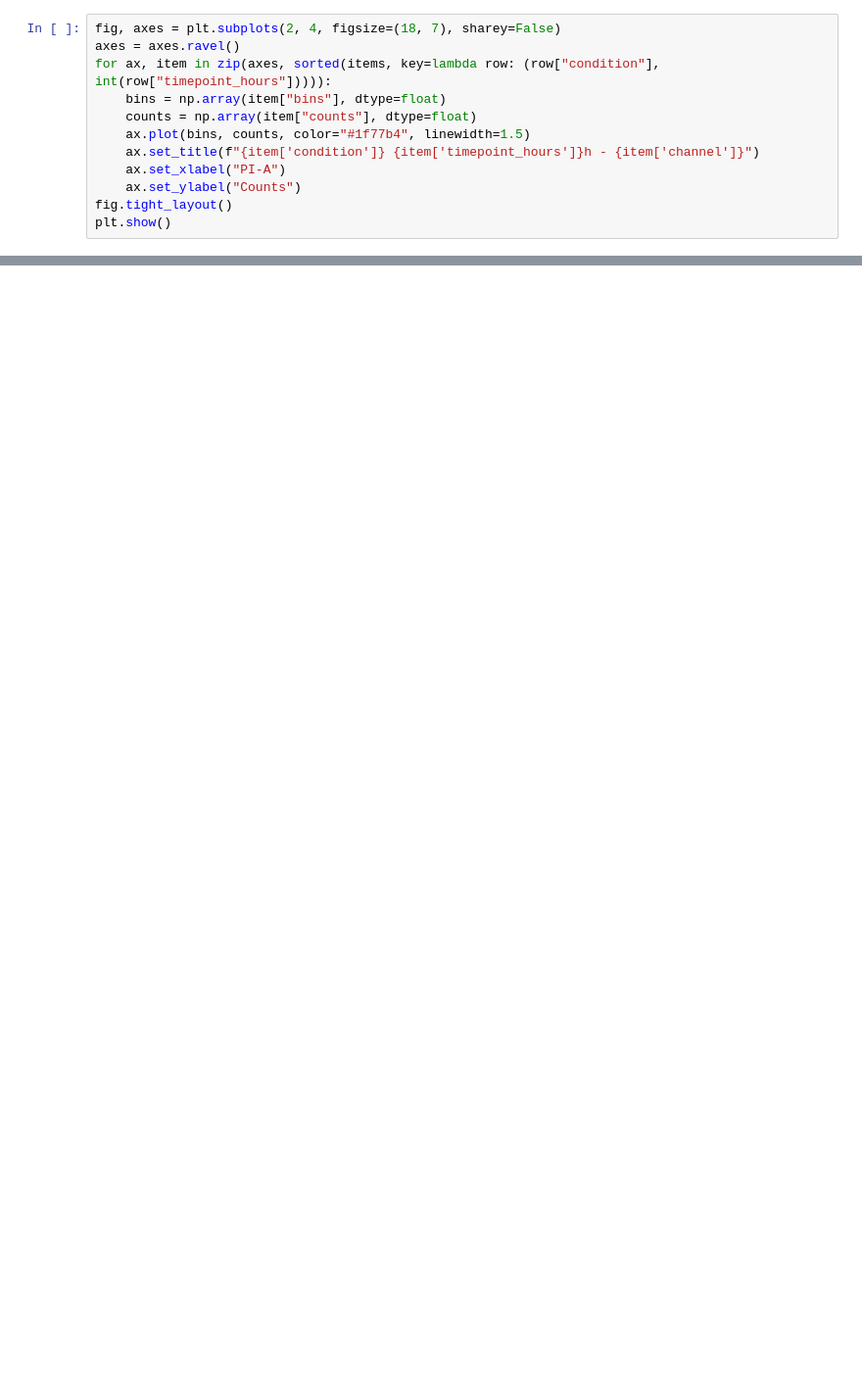
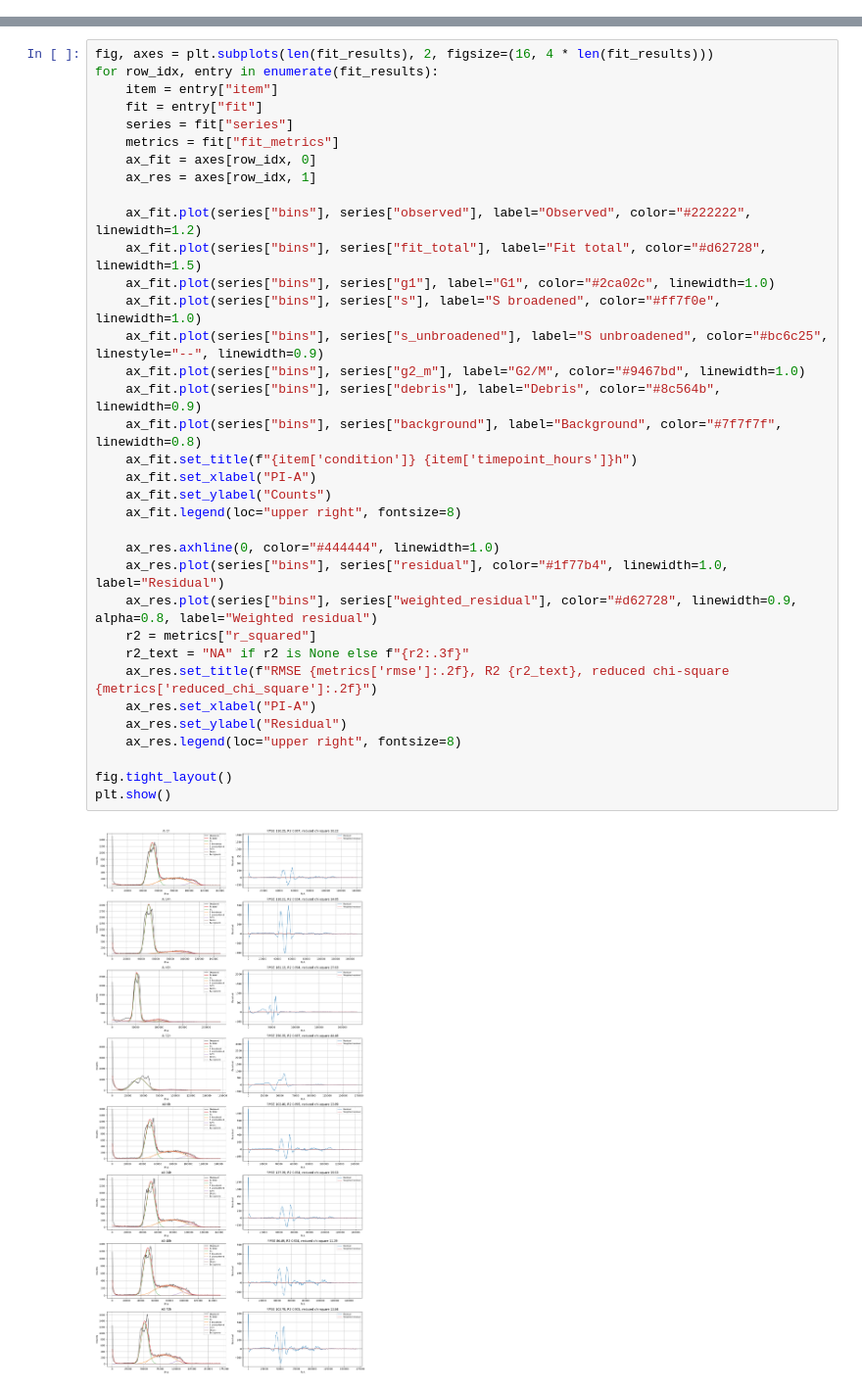
Before and after one commit to khalshaqzzy/Tugas-Besar-KDS-Flow-Cytometry-Dean-Jett-Fox, a Jupyter notebook: notebooks/dean_jett_fox_flow_cytometry.ipynb, the cells around one changed output, grey strips where cells are left out. Shown at 98% size. Saved outputs shown, nothing was run; the diff lists cells and outputs as text; blank space fills up the shorter version.

```diff
--- a/notebooks/dean_jett_fox_flow_cytometry.ipynb
+++ b/notebooks/dean_jett_fox_flow_cytometry.ipynb
@@ -112,12 +0,0 @@ Histogram ini adalah input awal model. Bentuk histogram perlu dinilai bersama re
-# %%
-fig, axes = plt.subplots(2, 4, figsize=(18, 7), sharey=False)
-axes = axes.ravel()
-for ax, item in zip(axes, sorted(items, key=lambda row: (row["condition"], int(row["timepoint_hours"])))):
-    bins = np.array(item["bins"], dtype=float)
-    counts = np.array(item["counts"], dtype=float)
-    ax.plot(bins, counts, color="#1f77b4", linewidth=1.5)
-    ax.set_title(f"{item['condition']} {item['timepoint_hours']}h - {item['channel']}")
-    ax.set_xlabel("PI-A")
-    ax.set_ylabel("Counts")
-fig.tight_layout()
-plt.show()
@@ -357,0 +178,37 @@ fit_df[["condition", "timepoint_hours", "g1_percent", "s_percent", "g2_m_percent
+# %%
+fig, axes = plt.subplots(len(fit_results), 2, figsize=(16, 4 * len(fit_results)))
+for row_idx, entry in enumerate(fit_results):
+    item = entry["item"]
+    fit = entry["fit"]
+    series = fit["series"]
+    metrics = fit["fit_metrics"]
+    ax_fit = axes[row_idx, 0]
+    ax_res = axes[row_idx, 1]
+
+    ax_fit.plot(series["bins"], series["observed"], label="Observed", color="#222222", linewidth=1.2)
+    ax_fit.plot(series["bins"], series["fit_total"], label="Fit total", color="#d62728", linewidth=1.5)
+    ax_fit.plot(series["bins"], series["g1"], label="G1", color="#2ca02c", linewidth=1.0)
+    ax_fit.plot(series["bins"], series["s"], label="S broadened", color="#ff7f0e", linewidth=1.0)
+    ax_fit.plot(series["bins"], series["s_unbroadened"], label="S unbroadened", color="#bc6c25", linestyle="--", linewidth=0.9)
+    ax_fit.plot(series["bins"], series["g2_m"], label="G2/M", color="#9467bd", linewidth=1.0)
+    ax_fit.plot(series["bins"], series["debris"], label="Debris", color="#8c564b", linewidth=0.9)
+    ax_fit.plot(series["bins"], series["background"], label="Background", color="#7f7f7f", linewidth=0.8)
+    ax_fit.set_title(f"{item['condition']} {item['timepoint_hours']}h")
+    ax_fit.set_xlabel("PI-A")
+    ax_fit.set_ylabel("Counts")
+    ax_fit.legend(loc="upper right", fontsize=8)
+
+    ax_res.axhline(0, color="#444444", linewidth=1.0)
+    ax_res.plot(series["bins"], series["residual"], color="#1f77b4", linewidth=1.0, label="Residual")
+    ax_res.plot(series["bins"], series["weighted_residual"], color="#d62728", linewidth=0.9, alpha=0.8, label="Weighted residual")
+    r2 = metrics["r_squared"]
+    r2_text = "NA" if r2 is None else f"{r2:.3f}"
+    ax_res.set_title(f"RMSE {metrics['rmse']:.2f}, R2 {r2_text}, reduced chi-square {metrics['reduced_chi_square']:.2f}")
+    ax_res.set_xlabel("PI-A")
+    ax_res.set_ylabel("Residual")
+    ax_res.legend(loc="upper right", fontsize=8)
+
+fig.tight_layout()
+plt.show()
+# %% [output]
+[figure, added]
```
Also changed, not shown: parts of 38 cells of this notebook, 6 other files.
